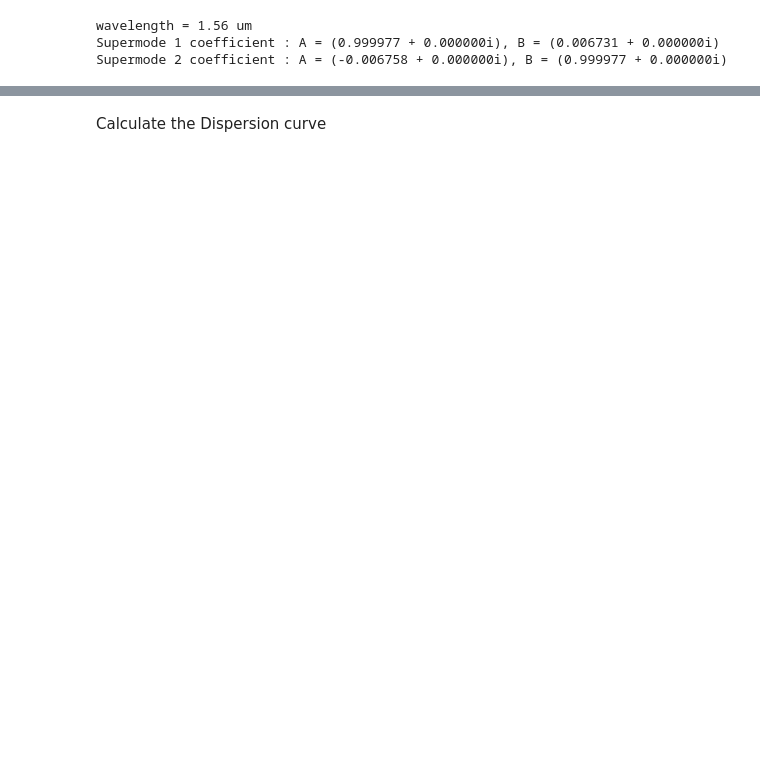
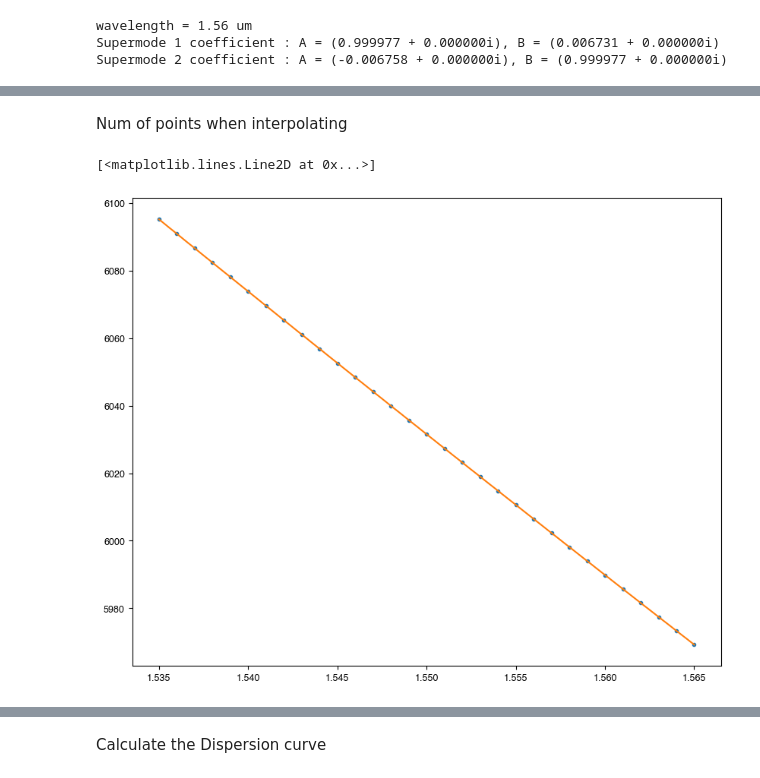
Before and after one commit to Harryxwh/SiNDispersionEngineering, a Jupyter notebook: data_analysis.ipynb, the cells around one changed output, grey strips where cells are left out. Cells and saved outputs as stored; diff of their text form; code cells hidden in the pictures; blank space fills up the shorter version.

Commit message:
dispersion calc with interpolation

```diff
--- a/data_analysis.ipynb
+++ b/data_analysis.ipynb
@@ -182,0 +215,12 @@ def Load_coupled_data_Lumerical(filename_lumerical):
+# %%
+filename_uncoupled_gap3um = "data/beta_uncoupled_gap_3.txt"
+filename_coupled_gap3um = "data/beta_coupled_gap_3.txt"
+# filename_lumerical_gap3um = "results/L_inner_8um_gapx_5&4um/gapx_4um/Lumerical_supermodes_results_gapx_4um.txt"
+
+filename_uncoupled_gap4um = "results/L_inner_8um_gapx_5&4um/gapx_4um/beta_uncoupled_gap_4.txt"
+filename_coupled_gap4um = "results/L_inner_8um_gapx_5&4um/gapx_4um/beta_coupled_gap_4.txt"
+filename_lumerical_gap4um = "results/L_inner_8um_gapx_5&4um/gapx_4um/Lumerical_supermodes_results_gapx_4um.txt"
+
+filename_uncoupled_gap5um = "results/L_inner_8um_gapx_5&4um/gapx_5um/beta_uncoupled_gap_5.txt"
+filename_coupled_gap5um = "results/L_inner_8um_gapx_5&4um/gapx_5um/beta_coupled_gap_5.txt"
+filename_lumerical_gap5um = "results/L_inner_8um_gapx_5&4um/gapx_5um/Lumerical_supermodes_results_gap_5.txt"
@@ -278,0 +327,34 @@ array([1.94805195e+14, 1.94678780e+14, 1.94552529e+14, 1.94426442e+14,
+# %% [markdown]
+Num of points when interpolating
+# %%
+num_of_pts        = int(31*4)
+# %%
+lambda_arr_1      = np.linspace(1.535,1.565,31)
+lambda_arr_1_intp = np.linspace(1.535,1.565,num_of_pts)
+lambda_arr_2      = np.linspace(1.545,1.555,11)
+lambda_arr_2_mask = np.where((lambda_arr_1_intp>1.545) & (lambda_arr_1_intp<1.555))
+lambda_arr_2_intp = lambda_arr_1_intp [lambda_arr_2_mask]
+lambda_arr_3      = np.linspace(1.54,1.56,21)
+lambda_arr_3_mask = np.where((lambda_arr_1_intp>1.54) & (lambda_arr_1_intp<1.56))
+lambda_arr_3_intp = lambda_arr_1_intp [lambda_arr_3_mask]
+# %%
+beta_coupled_arr_intp_gap5um   = Interpolation(lambda_arr_1,
+                                               beta_coupled_arr_gap5um[:,1:],
+                                               lambda_arr_1_intp,num_of_pts)
+coeffi_array, beta_uncoupled_arr_intp_gap5um = Polynomial_fit(lambda_arr_1,
+                                                beta_uncoupled_arr_gap5um[:,1:],
+                                                2, num_of_pts)
+# beta_uncoupled_arr_intp_gap5um = Interpolation(lambda_arr_1,
+#                                                beta_uncoupled_arr_gap5um[:,1:],num_of_pts)
+beta_coupled_lumerical_arr_gap5um_intp = np.c_[lambda_arr_3_intp,
+                                               Interpolation(lambda_arr_3,
+                                               beta_coupled_lumerical_arr_gap5um[:,1:],
+                                               lambda_arr_3_intp,
+                                               num_of_pts)]
+# %%
+plt.figure(figsize=(10,8))
+plt.plot(lambda_arr_1, beta_uncoupled_arr_gap5um[:,3],marker='.',linestyle="")
+plt.plot(lambda_arr_1_intp, beta_uncoupled_arr_intp_gap5um[:,2])
+# %% [output]
+[<matplotlib.lines.Line2D at 0x...>]
+[figure, added]
```
Also changed, not shown: parts of 96 cells of this notebook.
